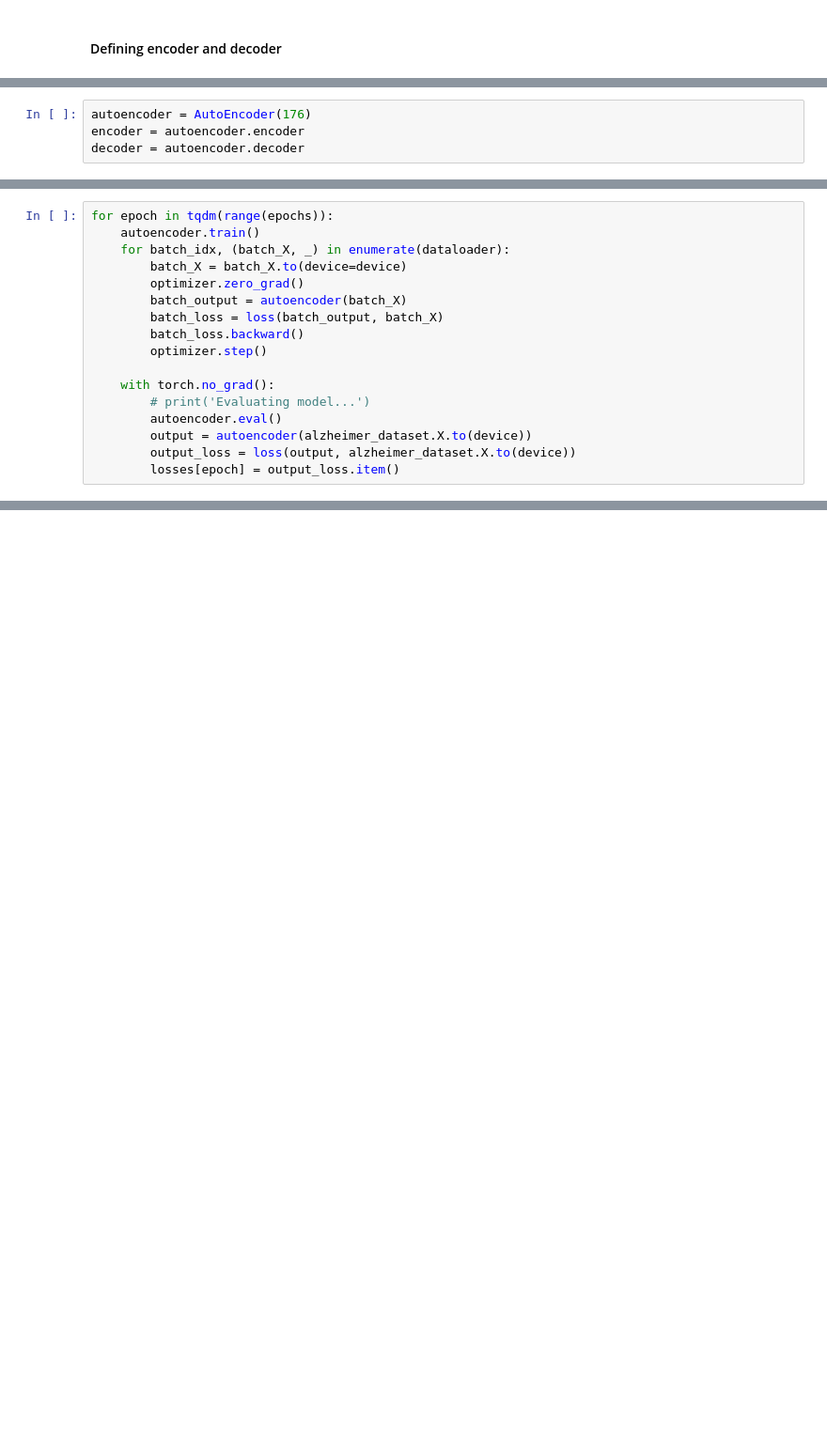
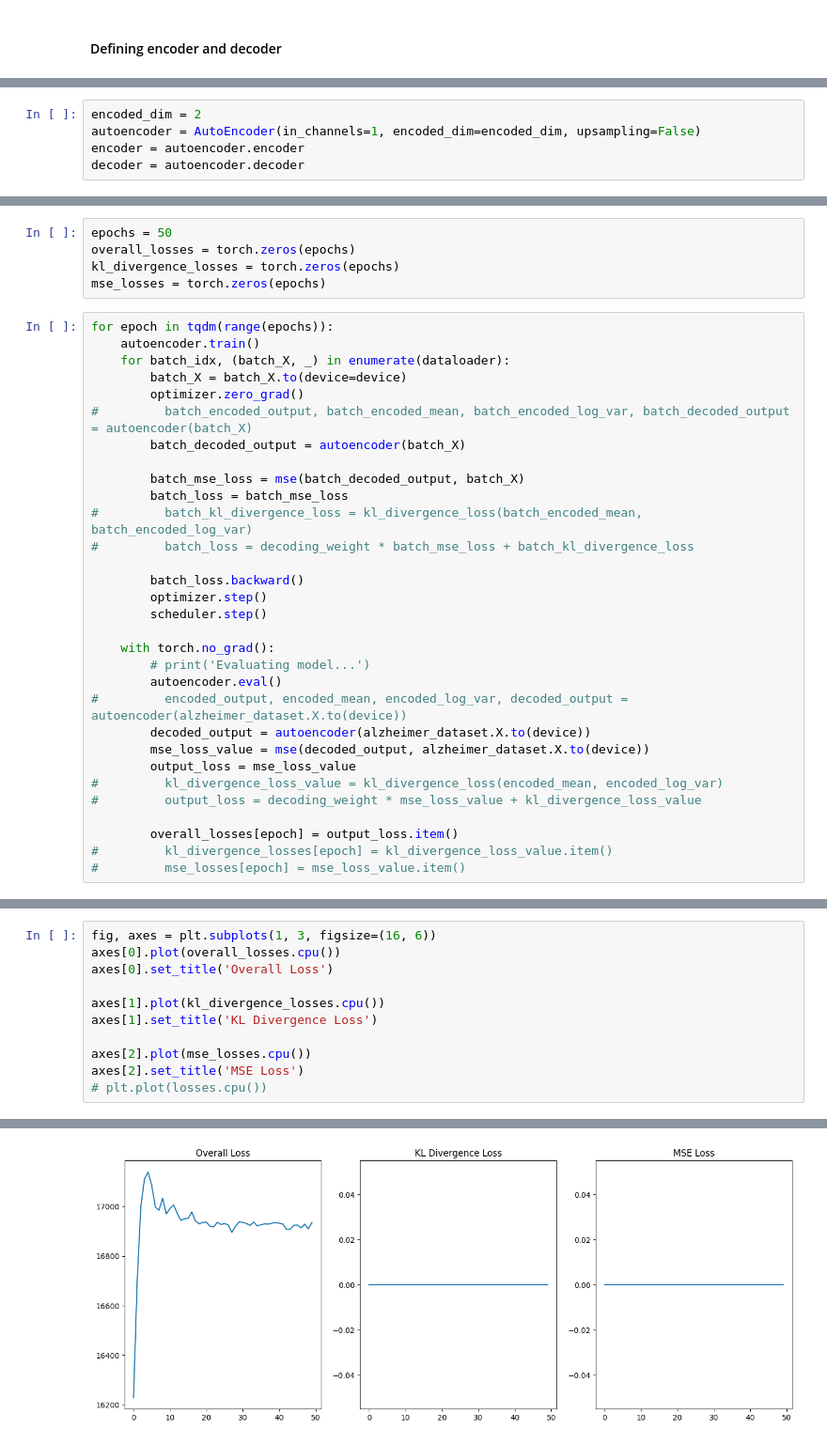
Before and after one commit to lazarovziv/ML-Pipeline, a Jupyter notebook: notebook.ipynb, the cells around one changed output, grey strips where cells are left out. Shown at 94% size. Saved outputs shown, nothing was run; the diff lists cells and outputs as text; blank space fills up the shorter version.

```diff
--- a/notebook.ipynb
+++ b/notebook.ipynb
@@ -357,5 +599,6 @@ class AutoEncoder(nn.Module):
 # %%
-autoencoder = AutoEncoder(176)
+encoded_dim = 2
+autoencoder = AutoEncoder(in_channels=1, encoded_dim=encoded_dim, upsampling=False)
 encoder = autoencoder.encoder
 decoder = autoencoder.decoder
 # %%
@@ -373,17 +635,36 @@ losses = torch.zeros(epochs)
+# %%
+epochs = 50
+overall_losses = torch.zeros(epochs)
+kl_divergence_losses = torch.zeros(epochs)
+mse_losses = torch.zeros(epochs)
 # %%
 for epoch in tqdm(range(epochs)):
     autoencoder.train()
     for batch_idx, (batch_X, _) in enumerate(dataloader):
         batch_X = batch_X.to(device=device)
         optimizer.zero_grad()
-        batch_output = autoencoder(batch_X)
-        batch_loss = loss(batch_output, batch_X)
+#         batch_encoded_output, batch_encoded_mean, batch_encoded_log_var, batch_decoded_output = autoencoder(batch_X)
+        batch_decoded_output = autoencoder(batch_X)
+
+        batch_mse_loss = mse(batch_decoded_output, batch_X)
+        batch_loss = batch_mse_loss
+#         batch_kl_divergence_loss = kl_divergence_loss(batch_encoded_mean, batch_encoded_log_var)
+#         batch_loss = decoding_weight * batch_mse_loss + batch_kl_divergence_loss
+
         batch_loss.backward()
         optimizer.step()
+        scheduler.step()
 
     with torch.no_grad():
         # print('Evaluating model...')
         autoencoder.eval()
-        output = autoencoder(alzheimer_dataset.X.to(device))
-        output_loss = loss(output, alzheimer_dataset.X.to(device))
-        losses[epoch] = output_loss.item()
+#         encoded_output, encoded_mean, encoded_log_var, decoded_output = autoencoder(alzheimer_dataset.X.to(device))
+        decoded_output = autoencoder(alzheimer_dataset.X.to(device))
+        mse_loss_value = mse(decoded_output, alzheimer_dataset.X.to(device))
+        output_loss = mse_loss_value
+#         kl_divergence_loss_value = kl_divergence_loss(encoded_mean, encoded_log_var)
+#         output_loss = decoding_weight * mse_loss_value + kl_divergence_loss_value
+
+        overall_losses[epoch] = output_loss.item()
+#         kl_divergence_losses[epoch] = kl_divergence_loss_value.item()
+#         mse_losses[epoch] = mse_loss_value.item()
@@ -395,0 +691,12 @@ single_channel_images.shape
+# %%
+fig, axes = plt.subplots(1, 3, figsize=(16, 6))
+axes[0].plot(overall_losses.cpu())
+axes[0].set_title('Overall Loss')
+
+axes[1].plot(kl_divergence_losses.cpu())
+axes[1].set_title('KL Divergence Loss')
+
+axes[2].plot(mse_losses.cpu())
+axes[2].set_title('MSE Loss')
+# plt.plot(losses.cpu())
+# %% [output]
@@ -396 +704,2 @@ single_channel_images.shape
+[figure, added]
 # %%
```
Also changed, not shown: parts of 51 cells of this notebook.
